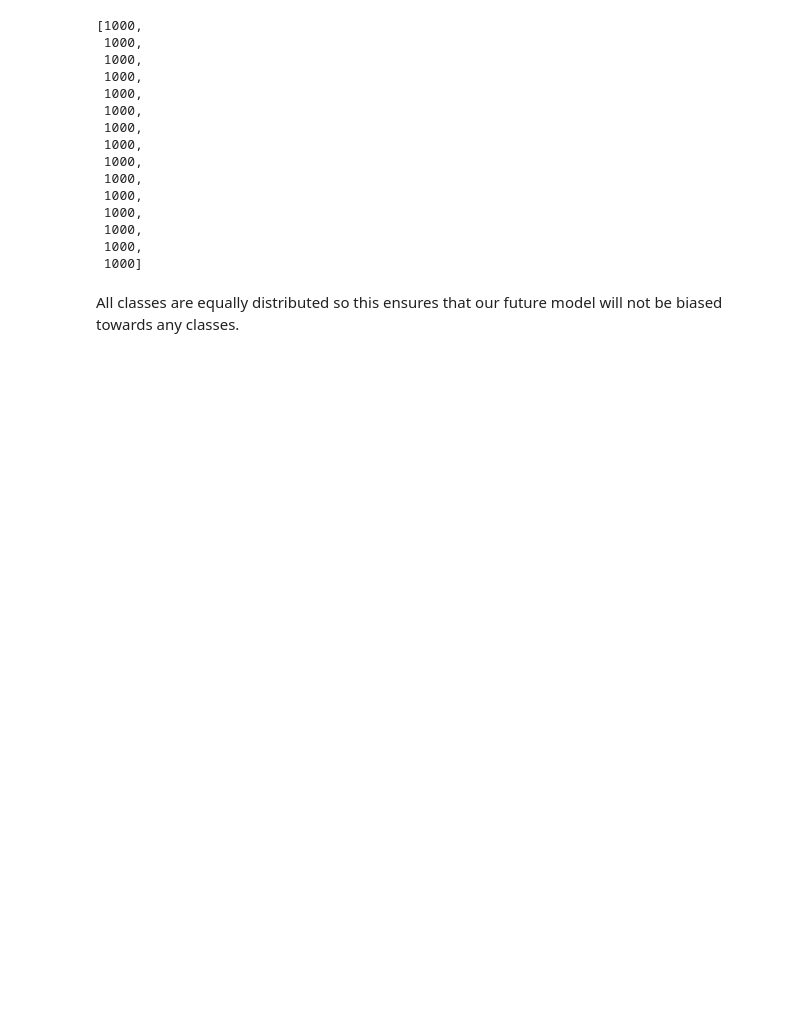
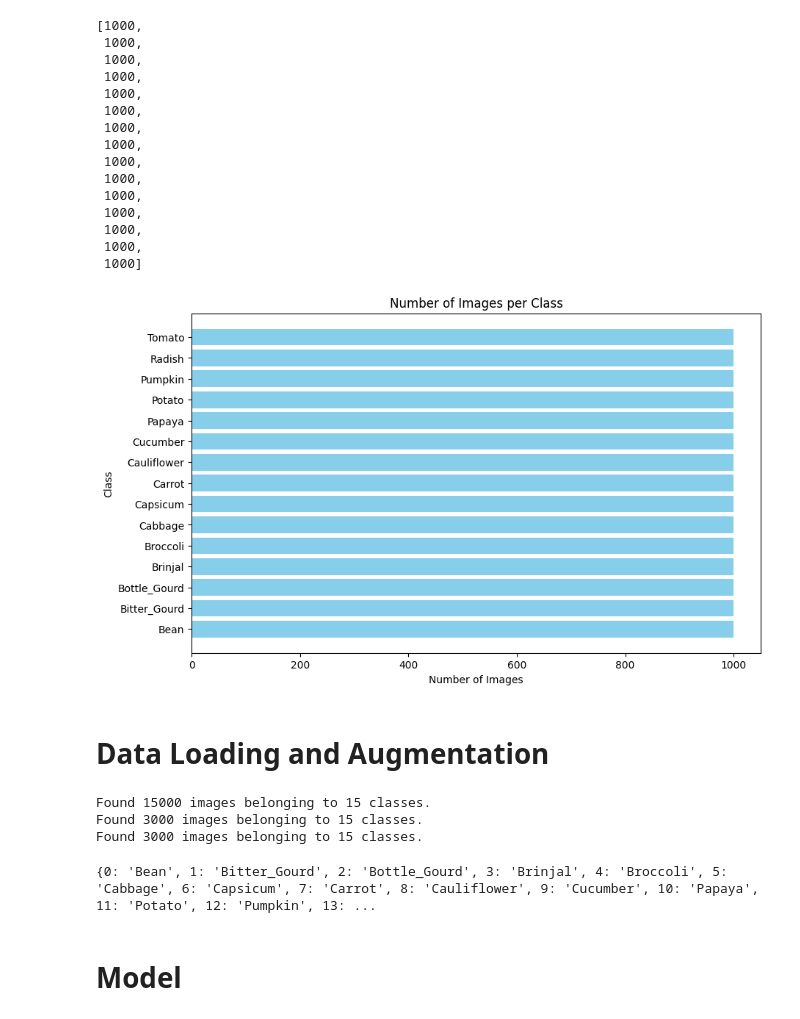
Before and after one commit to Miczel00/image-classification-project, a Jupyter notebook: fr_n_vg_recogniser.ipynb, the cells around one changed output. Cells and saved outputs as stored; diff of their text form; code cells hidden in the pictures; blank space fills up the shorter version.

```diff
--- a/fr_n_vg_recogniser.ipynb
+++ b/fr_n_vg_recogniser.ipynb
@@ -79,4 +82,13 @@ number_of_images_byclass
  1000,
  1000,
  1000]
+# %%
+plt.figure(figsize=(10, 6))
+plt.barh(class_names, number_of_images_byclass, color='skyblue')
+plt.xlabel('Number of Images')
+plt.ylabel('Class')
+plt.title('Number of Images per Class')
+plt.show()
+# %% [output]
+[figure, added]
 # %%
@@ -84,3 +96,63 @@ fig = px.pie(names=class_names, values=number_of_images_byclass, title="Fruit an
 fig.show()
-# %% [markdown]
-All classes are equally distributed so this ensures that our future model will not be biased towards any classes.
+# %% [markdown]
+# Data Loading and Augmentation
+# %%
+from keras.preprocessing.image import ImageDataGenerator
+
+train_gen = ImageDataGenerator(
+    rescale=1/255.,
+    rotation_range=10,
+    width_shift_range=0.1,
+    height_shift_range=0.1,
+    shear_range=0.1,
+    zoom_range=0.1,
+    horizontal_flip=True,
+    fill_mode='nearest'
+)
+test_gen = ImageDataGenerator(
+    rescale=1/255.,
+    width_shift_range=0.1,
+    height_shift_range=0.1,
+    shear_range=0.1,
+    zoom_range=0.1,
+    horizontal_flip=True,
+    fill_mode='nearest'
+)
+val_gen = ImageDataGenerator(
+    rescale=1/255.,
+    width_shift_range=0.1,
+    height_shift_range=0.1,
+    shear_range=0.1,
+    zoom_range=0.1,
+    horizontal_flip=True,
+    fill_mode='nearest'
+)
+
+train_image_generator = train_gen.flow_from_directory(
+                                            train_path,
+                                            target_size=(150, 150),
+                                            batch_size=32,
+                                            class_mode='categorical')
+val_image_generator = val_gen.flow_from_directory(
+                                            validation_path,
+                                            target_size=(150, 150),
+                                            batch_size=32,
+                                            class_mode='categorical')
+test_image_generator = test_gen.flow_from_directory(
+                                            test_path,
+                                            target_size=(150, 150),
+                                            batch_size=32,
+                                            class_mode='categorical')
+# %% [output]
+Found 15000 images belonging to 15 classes.
+Found 3000 images belonging to 15 classes.
+Found 3000 images belonging to 15 classes.
+# %%
+class_map = dict([(v,k)
+                  for k,v
+                  in train_image_generator.class_indices.items()])
+print(class_map)
+# %% [output]
+{0: 'Bean', 1: 'Bitter_Gourd', 2: 'Bottle_Gourd', 3: 'Brinjal', 4: 'Broccoli', 5: 'Cabbage', 6: 'Capsicum', 7: 'Carrot', 8: 'Cauliflower', 9: 'Cucumber', 10: 'Papaya', 11: 'Potato', 12: 'Pumpkin', 13: ...
+# %% [markdown]
+# Model
```
Also changed, not shown: parts of 16 cells of this notebook, 4 other files.
